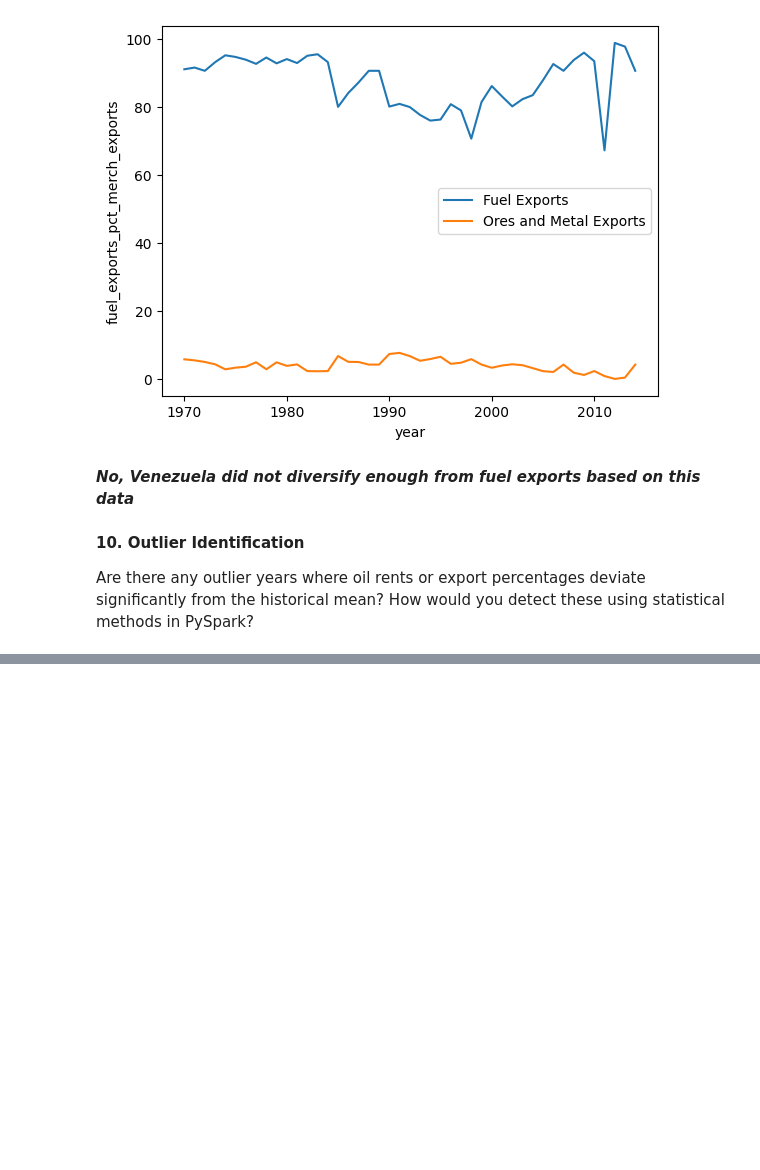
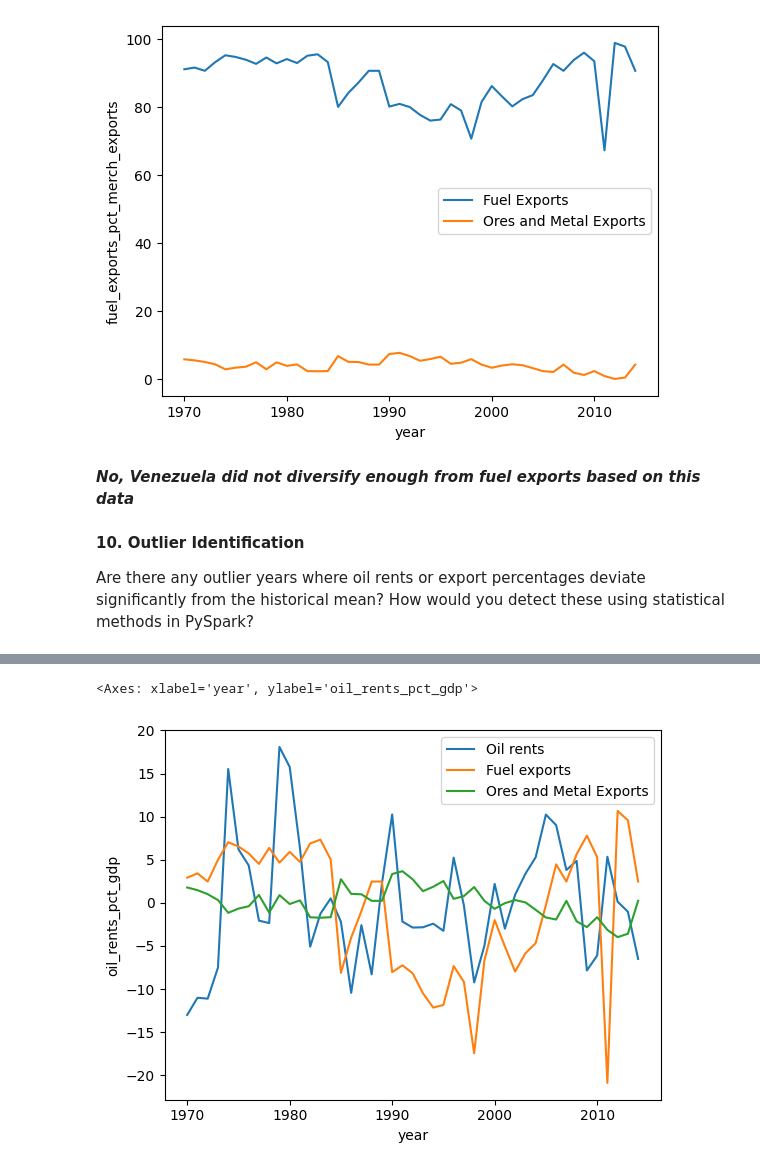
Before and after one commit to amithvardhan99/misc, a Jupyter notebook: Venezuela Resource Dependency & Economy(1960-2023)/notebook.ipynb, the cells around one changed output, grey strips where cells are left out. Drawn from its saved outputs; the diff is of its cells as text; code cells hidden in the pictures; blank space fills up the shorter version.

```diff
--- a/Venezuela Resource Dependency & Economy(1960-2023)/notebook.ipynb
+++ b/Venezuela Resource Dependency & Economy(1960-2023)/notebook.ipynb
@@ -595,3 +593,12 @@ sns.lineplot(x=df_proper_3_pd["year"],y=df_proper_3_pd["ores_and_metals_exports_
 
 Are there any outlier years where oil rents or export percentages deviate significantly from the historical mean?
 How would you detect these using statistical methods in PySpark?
+# %%
+avg = df.agg(mean(col("oil_rents_pct_gdp"))).first()[0]
+avg_1 = df.agg(mean(col("fuel_exports_pct_merch_exports"))).first()[0]
+avg_2 = df.agg(mean(col("ores_and_metals_exports_pct_merch_exports"))).first()[0]
+
+df_proper_6 = df_proper_3.withColumn("oil_rents_pct_gdp",round(col("oil_rents_pct_gdp")-avg,2))
+df_proper_6 = df_proper_6.withColumn("fuel_exports_pct_merch_exports",round(col("fuel_exports_pct_merch_exports")-avg_1,2))
+df_proper_6 = df_proper_6.withColumn("ores_and_metals_exports_pct_merch_exports",round(col("ores_and_metals_exports_pct_merch_exports")-avg_2,2))
+df_proper_6.show()
@@ -598,2 +623,14 @@ How would you detect these using statistical methods in PySpark?
+# %%
+from cProfile import label
+
+
+df_p6 = df_proper_6.toPandas()
+
+sns.lineplot(x=df_p6["year"],y=df_p6["oil_rents_pct_gdp"],label="Oil rents")
+sns.lineplot(x=df_p6["year"],y=df_p6["fuel_exports_pct_merch_exports"],label="Fuel exports")
+sns.lineplot(x=df_p6["year"],y=df_p6["ores_and_metals_exports_pct_merch_exports"],label="Ores and Metal Exports")
+# %% [output]
+<Axes: xlabel='year', ylabel='oil_rents_pct_gdp'>
+[figure, added]
 # %%
 df_proper_3.show()
```
Also changed, not shown: parts of 8 cells of this notebook.
